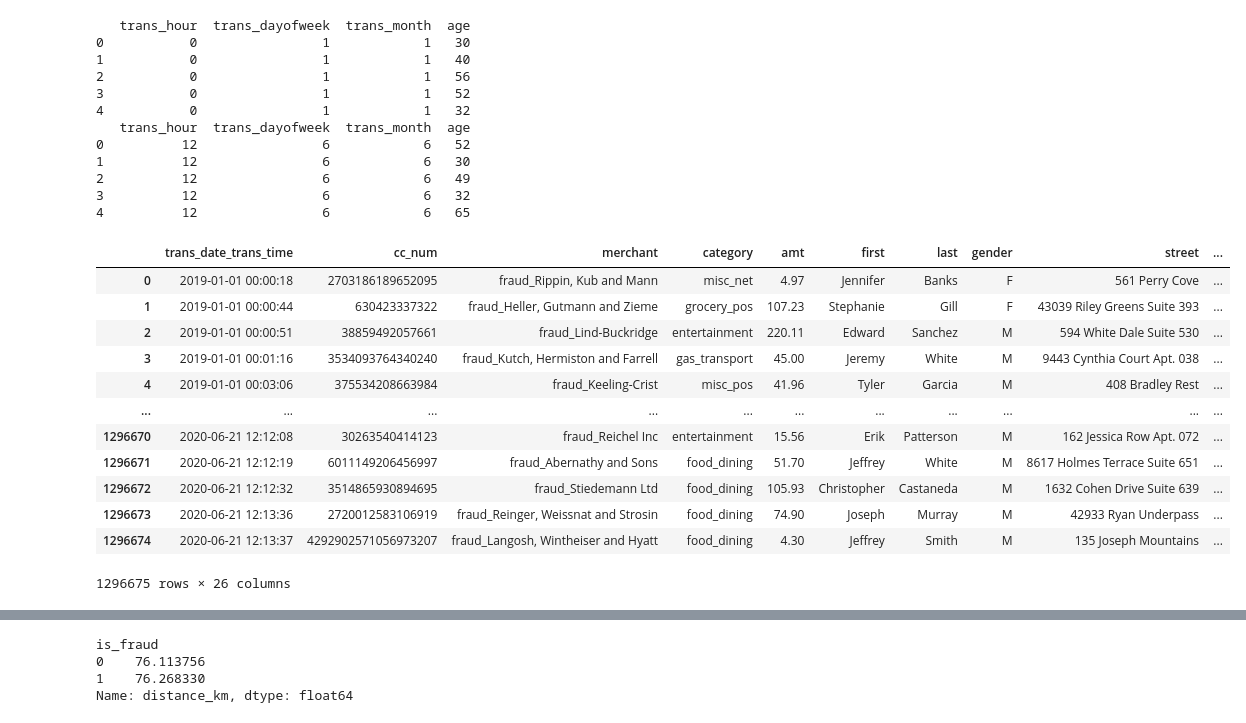
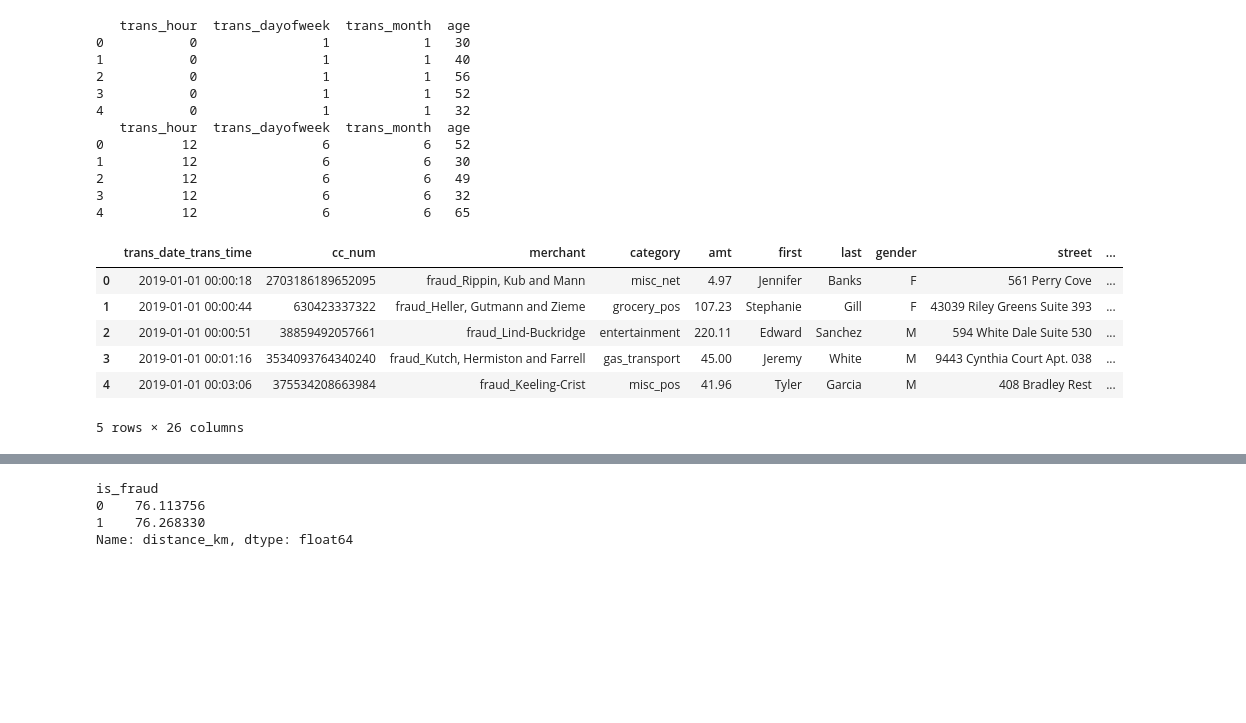
Before and after one commit to Tanjinul/INF2179-ML-Final-Project, a Jupyter notebook: Data_Cleaning_Exploratory.ipynb, the cells around one changed output, grey strips where cells are left out. Saved outputs shown, nothing was run; the diff lists cells and outputs as text; code cells hidden in the pictures; blank space fills up the shorter version.

```diff
--- a/Data_Cleaning_Exploratory.ipynb
+++ b/Data_Cleaning_Exploratory.ipynb
@@ -148,21 +137,15 @@ print(df_test[['trans_hour', 'trans_dayofweek', 'trans_month', 'age']].head())
 3          12                6            6   32
 4          12                6            6   65
 # %%
-df_train
+df_train.head()
 # %% [output]
 |  | trans_date_trans_time | cc_num | merchant | category | amt | first | last | gender | street | ... |
 | 0 | 2019-01-01 00:00:18 | 2703186189652095 | fraud_Rippin, Kub and Mann | misc_net | 4.97 | Jennifer | Banks | F | 561 Perry Cove | ... |
 | 1 | 2019-01-01 00:00:44 | 630423337322 | fraud_Heller, Gutmann and Zieme | grocery_pos | 107.23 | Stephanie | Gill | F | 43039 Riley Greens Suite 393 | ... |
 | 2 | 2019-01-01 00:00:51 | 38859492057661 | fraud_Lind-Buckridge | entertainment | 220.11 | Edward | Sanchez | M | 594 White Dale Suite 530 | ... |
 | 3 | 2019-01-01 00:01:16 | 3534093764340240 | fraud_Kutch, Hermiston and Farrell | gas_transport | 45.00 | Jeremy | White | M | 9443 Cynthia Court Apt. 038 | ... |
 | 4 | 2019-01-01 00:03:06 | 375534208663984 | fraud_Keeling-Crist | misc_pos | 41.96 | Tyler | Garcia | M | 408 Bradley Rest | ... |
-| ... | ... | ... | ... | ... | ... | ... | ... | ... | ... | ... |
-| 1296670 | 2020-06-21 12:12:08 | 30263540414123 | fraud_Reichel Inc | entertainment | 15.56 | Erik | Patterson | M | 162 Jessica Row Apt. 072 | ... |
-| 1296671 | 2020-06-21 12:12:19 | 6011149206456997 | fraud_Abernathy and Sons | food_dining | 51.70 | Jeffrey | White | M | 8617 Holmes Terrace Suite 651 | ... |
-| 1296672 | 2020-06-21 12:12:32 | 3514865930894695 | fraud_Stiedemann Ltd | food_dining | 105.93 | Christopher | Castaneda | M | 1632 Cohen Drive Suite 639 | ... |
-| 1296673 | 2020-06-21 12:13:36 | 2720012583106919 | fraud_Reinger, Weissnat and Strosin | food_dining | 74.90 | Joseph | Murray | M | 42933 Ryan Underpass | ... |
-| 1296674 | 2020-06-21 12:13:37 | 4292902571056973207 | fraud_Langosh, Wintheiser and Hyatt | food_dining | 4.30 | Jeffrey | Smith | M | 135 Joseph Mountains | ... |
-1296675 rows × 26 columns
+5 rows × 26 columns
 # %% [markdown]
 ![image.png](attachment:image.png)
 # %%
```
Also changed, not shown: parts of 9 cells of this notebook.
